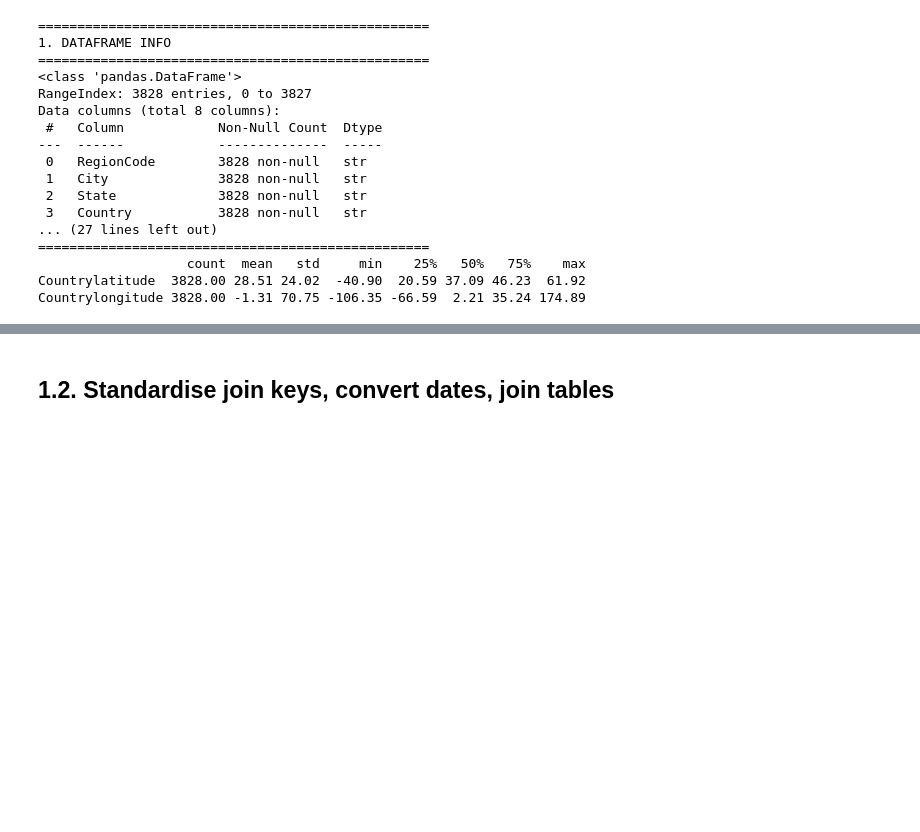
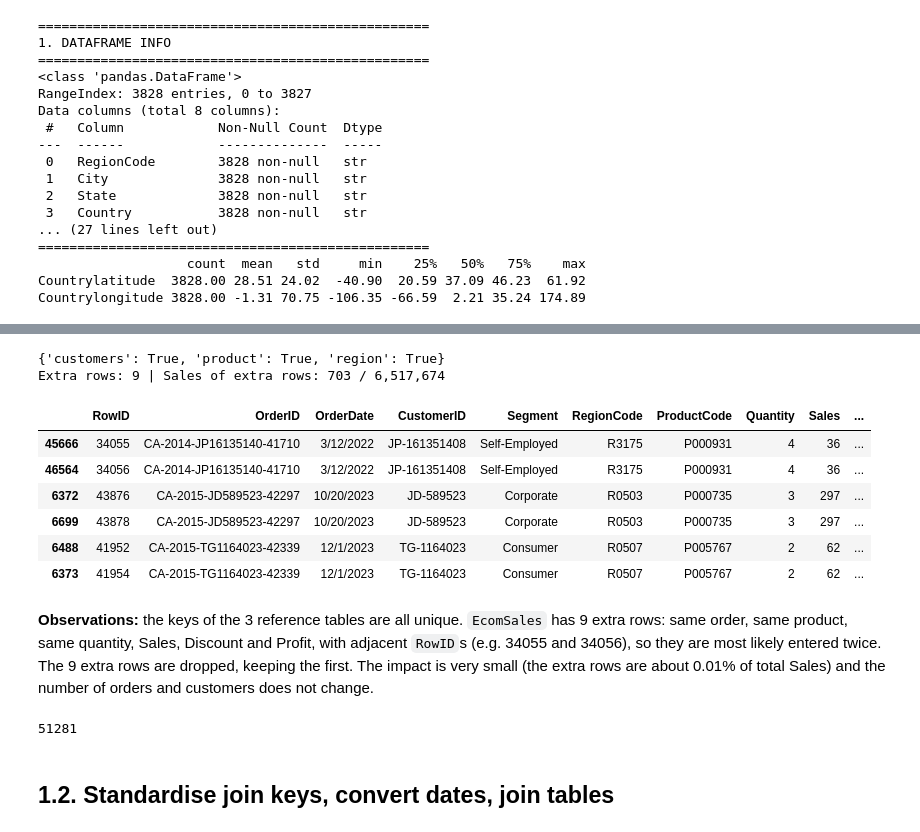
Before and after one commit to annguyen68-crypto/customer-retention-repeat-purchase-analysis, a Jupyter notebook: Customer_Retention_Repeat_Purchase_Analysis_English.ipynb, the cells around one changed output, grey strips where cells are left out. Drawn from its saved outputs; the diff is of its cells as text; code cells hidden in the pictures; blank space fills up the shorter version.

```diff
--- a/Customer_Retention_Repeat_Purchase_Analysis_English.ipynb
+++ b/Customer_Retention_Repeat_Purchase_Analysis_English.ipynb
@@ -161,3 +166,30 @@ Countrylongitude 3828.00 -1.31 70.75 -106.35 -66.59  2.21 35.24 174.89
+# %%
+# Are the keys of the 3 reference tables unique?
+print({name: t[key].is_unique for name, t, key in
+       [('customers', customers, 'CustomerID'), ('product', product, 'ProductCode'), ('region', region, 'RegionCode')]})
+
+# EcomSales: exclude RowID, then check duplicates by content
+content_cols = ecomsales.columns.drop('RowID')
+is_extra = ecomsales.duplicated(subset=content_cols)
+print(f"Extra rows: {is_extra.sum()} | Sales of extra rows: {ecomsales.loc[is_extra, 'Sales'].sum():,.0f} / {ecomsales['Sales'].sum():,.0f}")
+ecomsales[ecomsales.duplicated(subset=content_cols, keep=False)].sort_values(['OrderID', 'RowID']).head(6)
+# %% [output]
+{'customers': True, 'product': True, 'region': True}
+Extra rows: 9 | Sales of extra rows: 703 / 6,517,674
+|  | RowID | OrderID | OrderDate | CustomerID | Segment | RegionCode | ProductCode | Quantity | Sales | ... |
+| 45666 | 34055 | CA-2014-JP16135140-41710 | 3/12/2022 | JP-161351408 | Self-Employed | R3175 | P000931 | 4 | 36 | ... |
+| 46564 | 34056 | CA-2014-JP16135140-41710 | 3/12/2022 | JP-161351408 | Self-Employed | R3175 | P000931 | 4 | 36 | ... |
+| 6372 | 43876 | CA-2015-JD589523-42297 | 10/20/2023 | JD-589523 | Corporate | R0503 | P000735 | 3 | 297 | ... |
+| 6699 | 43878 | CA-2015-JD589523-42297 | 10/20/2023 | JD-589523 | Corporate | R0503 | P000735 | 3 | 297 | ... |
+| 6488 | 41952 | CA-2015-TG1164023-42339 | 12/1/2023 | TG-1164023 | Consumer | R0507 | P005767 | 2 | 62 | ... |
+| 6373 | 41954 | CA-2015-TG1164023-42339 | 12/1/2023 | TG-1164023 | Consumer | R0507 | P005767 | 2 | 62 | ... |
+# %% [markdown]
+**Observations:** the keys of the 3 reference tables are all unique. `EcomSales` has 9 extra rows: same order, same product, same quantity, Sales, Discount and Profit, with adjacent `RowID`s (e.g. 34055 and 34056), so they are most likely entered twice. The 9 extra rows are dropped, keeping the first. The impact is very small (the extra rows are about 0.01% of total Sales) and the number of orders and customers does not change.
+# %%
+ecomsales = ecomsales.drop_duplicates(subset=content_cols).reset_index(drop=True)
+len(ecomsales)
+# %% [output]
+51281
 # %% [markdown]
 ## 1.2. Standardise join keys, convert dates, join tables
 # %%
```
Also changed, not shown: parts of 15 cells of this notebook, 2 other files.
